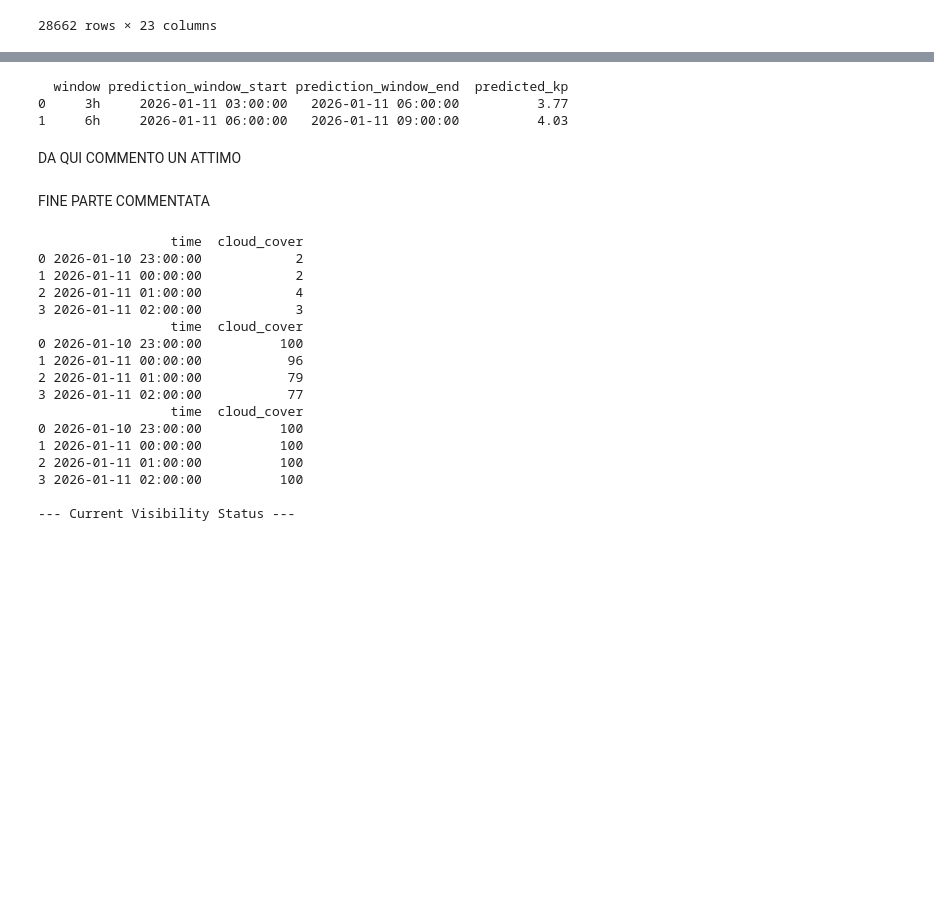
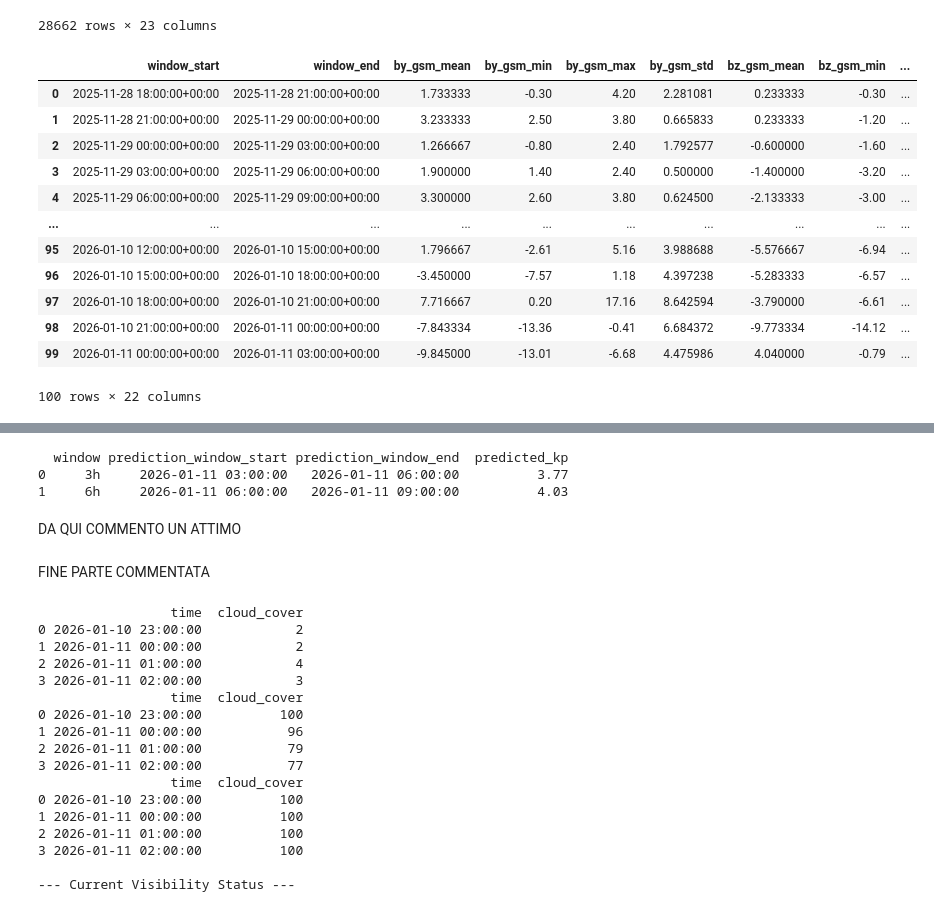
Before and after one commit to AlessandroBertelli/ID2223_Project, a Jupyter notebook: 4_aurora_batch_inference.ipynb, the cells around one changed output, grey strips where cells are left out. Cells and saved outputs as stored; diff of their text form; code cells hidden in the pictures; blank space fills up the shorter version.

```diff
--- a/4_aurora_batch_inference.ipynb
+++ b/4_aurora_batch_inference.ipynb
@@ -97,14 +103,20 @@ Raw data fetched: 85942 rows. Most recent: 2026-01-11 01:00:00+00:00
 | 85941 | 2026-01-11 01:00:00+00:00 | -13.01 | -0.79 | 4.650000 | 530.000000 | 1.306185e+06 |
 85942 rows × 6 columns
 # %%
-# Fetch Aggregated Data (for the model input)
-solar_wind_aggregated_fg = fs.get_feature_group(name="solar_wind_aggregated_fg", version=3)
-solar_wind_aggregated = solar_wind_aggregated_fg.read()
+# Get last aggregated data
+solar_wind_aggregated = solar_wind_aggreated_fg.read()
 solar_wind_aggregated['window_start'] = pd.to_datetime(solar_wind_aggregated['window_start'])
 solar_wind_aggregated['window_end'] = pd.to_datetime(solar_wind_aggregated['window_end'])
-solar_wind_aggregated = solar_wind_aggregated.sort_values(by='window_start').reset_index(drop=True)
-last_agg_date = solar_wind_aggregated['window_end'].iloc[-1]
-print(f"Aggregated data fetched: {len(solar_wind_aggregated)} rows. Most recent: {last_agg_date}")
+solar_wind_aggregated=solar_wind_aggregated.sort_values(by='window_start').reset_index(drop=True)
+last_aggregated_date = solar_wind_aggregated['window_end'].iloc[-1]
+print(f"Aggregated data fetched: {len(solar_wind_aggregated)} rows. Most recent: {last_aggregated_date}")
+solar_wind_aggregated
+
+# # Keep only data from today up to 2 days ago to reduce the computational resources needed
+# cutoff_date = pd.Timestamp.now(tz='UTC') - pd.Timedelta(days=3)
+# solar_wind_aggreated = solar_wind_aggreated[solar_wind_aggreated['window_end'] >= cutoff_date]
+# print(f"After cutoff, aggregated data has: {len(solar_wind_aggreated)} rows from {cutoff_date} onwards.")
+# solar_wind_aggreated
 # %% [output]
 Finished: Reading data from Hopsworks, using Hopsworks Feature Query Service (1.69s)
 Aggregated data fetched: 28660 rows. Most recent: 2026-01-10 21:00:00+00:00
@@ -188,3 +274,24 @@ Total aggregated rows after merge: 28662
 | 28660 | 2026-01-10 21:00:00+00:00 | 2026-01-11 00:00:00+00:00 | -7.843334 | -13.36 | -0.41 | 6.684372 | -9.773334 | -14.12 | ... |
 | 28661 | 2026-01-11 00:00:00+00:00 | 2026-01-11 03:00:00+00:00 | -9.845000 | -13.01 | -6.68 | 4.475986 | 4.040000 | -0.79 | ... |
 28662 rows × 23 columns
+# %%
+# Drop kp_index column before saving
+solar_wind_aggregated = solar_wind_aggregated.drop(columns=['kp_index'], errors='ignore')
+
+# Keep onyl the last 100 rows to limit size
+solar_wind_aggregated = solar_wind_aggregated.tail(100).reset_index(drop=True)
+solar_wind_aggregated
+# %% [output]
+|  | window_start | window_end | by_gsm_mean | by_gsm_min | by_gsm_max | by_gsm_std | bz_gsm_mean | bz_gsm_min | ... |
+| 0 | 2025-11-28 18:00:00+00:00 | 2025-11-28 21:00:00+00:00 | 1.733333 | -0.30 | 4.20 | 2.281081 | 0.233333 | -0.30 | ... |
+| 1 | 2025-11-28 21:00:00+00:00 | 2025-11-29 00:00:00+00:00 | 3.233333 | 2.50 | 3.80 | 0.665833 | 0.233333 | -1.20 | ... |
+| 2 | 2025-11-29 00:00:00+00:00 | 2025-11-29 03:00:00+00:00 | 1.266667 | -0.80 | 2.40 | 1.792577 | -0.600000 | -1.60 | ... |
+| 3 | 2025-11-29 03:00:00+00:00 | 2025-11-29 06:00:00+00:00 | 1.900000 | 1.40 | 2.40 | 0.500000 | -1.400000 | -3.20 | ... |
+| 4 | 2025-11-29 06:00:00+00:00 | 2025-11-29 09:00:00+00:00 | 3.300000 | 2.60 | 3.80 | 0.624500 | -2.133333 | -3.00 | ... |
+| ... | ... | ... | ... | ... | ... | ... | ... | ... | ... |
+| 95 | 2026-01-10 12:00:00+00:00 | 2026-01-10 15:00:00+00:00 | 1.796667 | -2.61 | 5.16 | 3.988688 | -5.576667 | -6.94 | ... |
+| 96 | 2026-01-10 15:00:00+00:00 | 2026-01-10 18:00:00+00:00 | -3.450000 | -7.57 | 1.18 | 4.397238 | -5.283333 | -6.57 | ... |
+| 97 | 2026-01-10 18:00:00+00:00 | 2026-01-10 21:00:00+00:00 | 7.716667 | 0.20 | 17.16 | 8.642594 | -3.790000 | -6.61 | ... |
+| 98 | 2026-01-10 21:00:00+00:00 | 2026-01-11 00:00:00+00:00 | -7.843334 | -13.36 | -0.41 | 6.684372 | -9.773334 | -14.12 | ... |
+| 99 | 2026-01-11 00:00:00+00:00 | 2026-01-11 03:00:00+00:00 | -9.845000 | -13.01 | -6.68 | 4.475986 | 4.040000 | -0.79 | ... |
+100 rows × 22 columns
```
Also changed, not shown: parts of 9 cells of this notebook, 1 other file.
